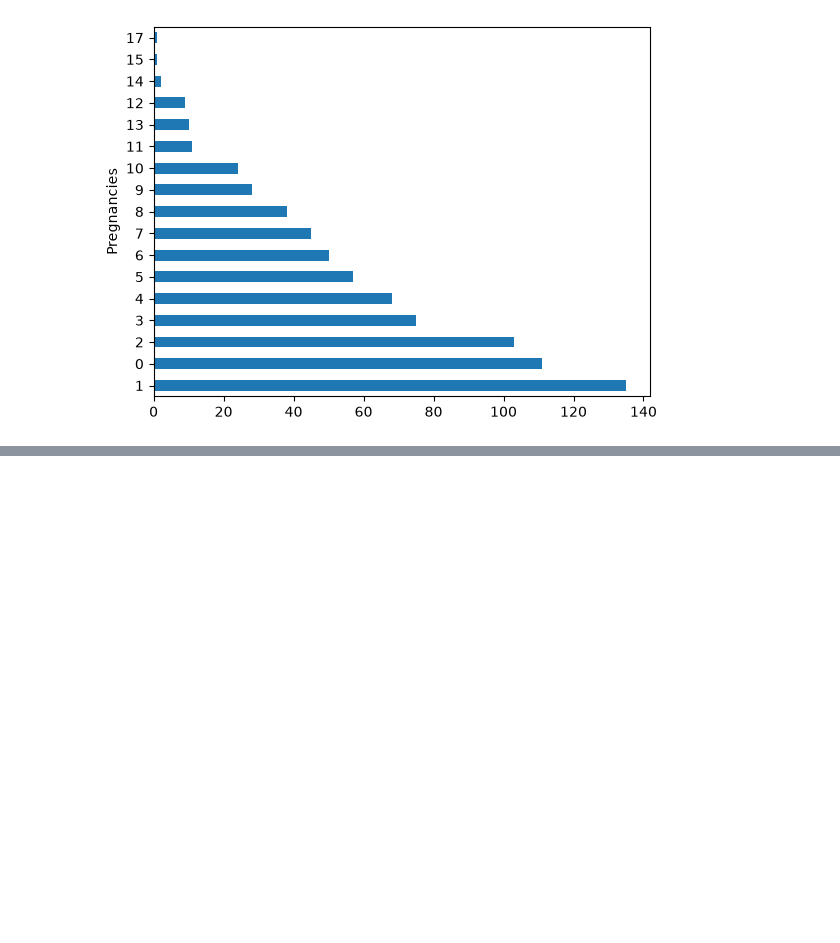
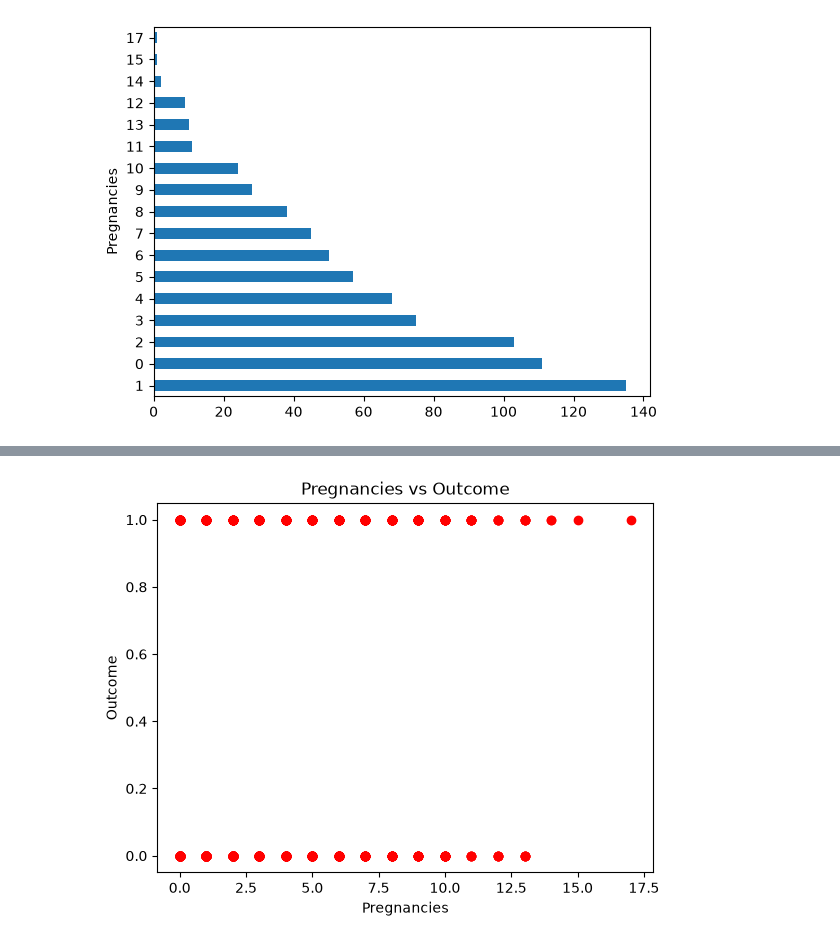
Before and after one commit to akyadav43-debug/Python-Basics, a Jupyter notebook: Data_visualisation.ipynb, the cells around one changed output, grey strips where cells are left out. Saved outputs shown, nothing was run; the diff lists cells and outputs as text; code cells hidden in the pictures; blank space fills up the shorter version.

```diff
--- a/Data_visualisation.ipynb
+++ b/Data_visualisation.ipynb
@@ -96,0 +108,8 @@ plt.show()
+# %%
+plt.scatter(Dia['Pregnancies'], Dia['Outcome'], color='Red')
+plt.title('Pregnancies vs Outcome')
+plt.xlabel('Pregnancies')
+plt.ylabel('Outcome')
+plt.show()
+# %% [output]
+[figure, added]
```
Also changed, not shown: parts of 6 cells of this notebook.
